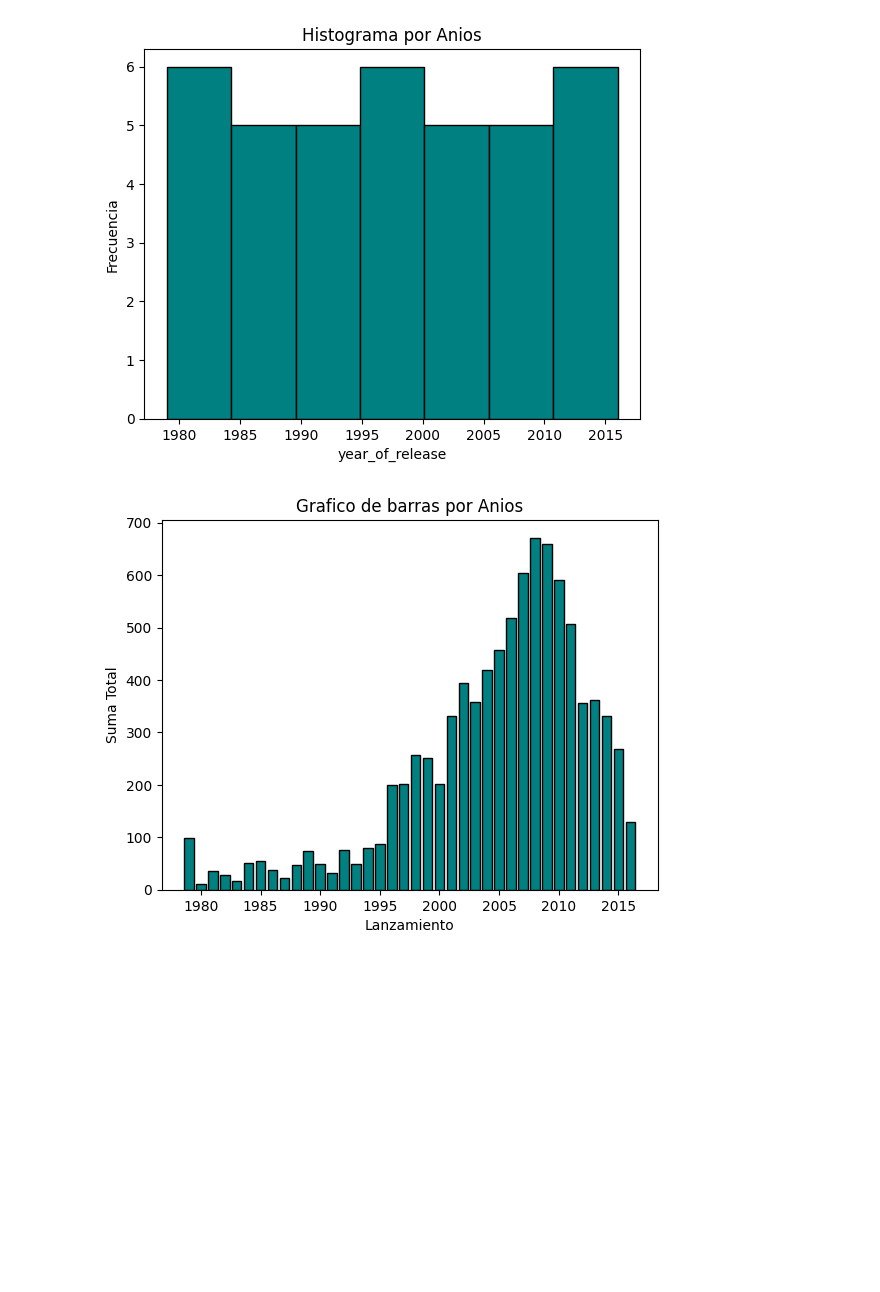
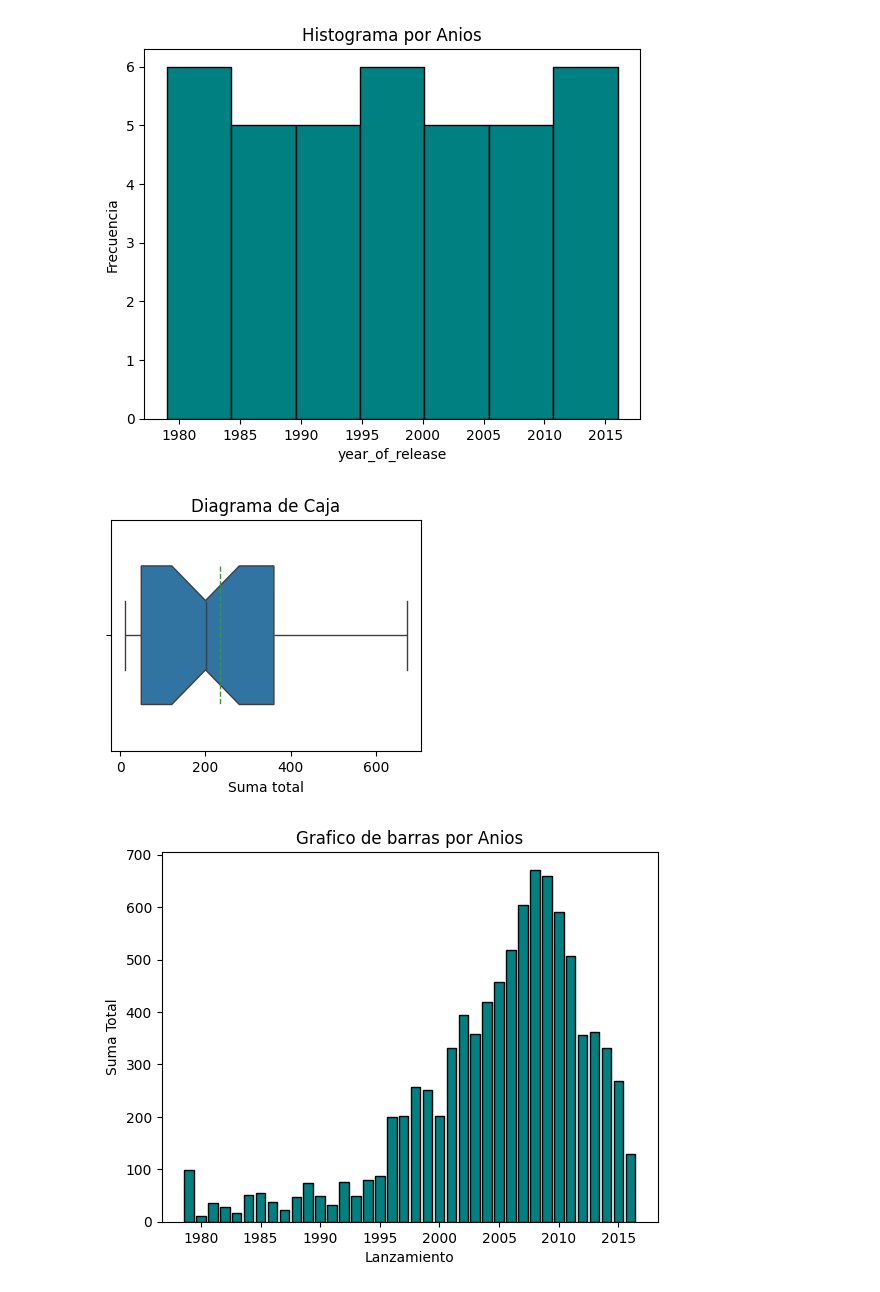
Before and after one commit to DanielaHdzS/Proyecto6, a Jupyter notebook: proyecto6.ipynb, the cells around one changed output. Saved outputs shown, nothing was run; the diff lists cells and outputs as text; code cells hidden in the pictures; blank space fills up the shorter version.

```diff
--- a/proyecto6.ipynb
+++ b/proyecto6.ipynb
@@ -155,6 +152,14 @@ plt.title('Histograma por Anios')
 plt.show()
 # %% [output]
 [figure]
+# %%
+plt.figure(figsize=(4,3))
+sns.boxplot(x=games_year['sum_total'],width=0.6, showmeans=True, meanline=True ,notch=True)
+plt.xlabel('Suma total')
+plt.title('Diagrama de Caja')
+plt.show()
+# %% [output]
+[figure, added]
 # %%
 plt.bar(games_year['year_of_release'],games_year['sum_total'], color='teal', edgecolor='black')
 plt.xlabel('Lanzamiento')
```
Also changed, not shown: parts of 30 cells of this notebook, 1 other file.
